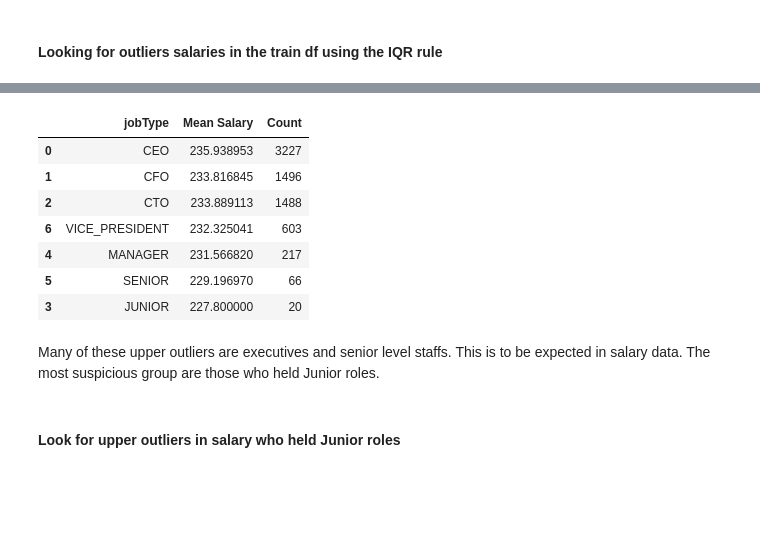
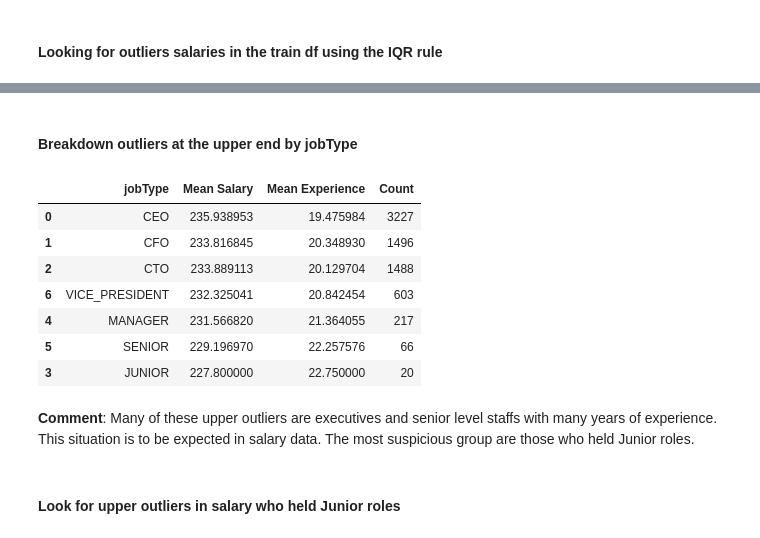
Before and after one commit to HieuNguyen258/Are-we-overpaying-our-employees-, a Jupyter notebook: Salary Prediction Project.ipynb, the cells around one changed output, grey strips where cells are left out. Drawn from its saved outputs; the diff is of its cells as text; code cells hidden in the pictures; blank space fills up the shorter version.

```diff
--- a/Salary Prediction Project.ipynb
+++ b/Salary Prediction Project.ipynb
@@ -44,7 +241,7 @@ __email__ = "hieu.t.nguyen.aug25@gmail.com"
 ### ---- 2 Load the data ----
 # %%
 #load the data into a Pandas dataframe
-train_features = pd.read_csv("data/train_features.csv")
-train_target = pd.read_csv("data/train_salaries.csv")
-test_features = pd.read_csv("data/test_features.csv")
+train_features = load_file("data/train_features.csv")
+train_target = load_file("data/train_salaries.csv")
+test_features = load_file("data/test_features.csv")
 # %% [markdown]
@@ -210,0 +339,3 @@ dtype: int64
+# %%
+train = merge_data(train_features, train_target, 'jobId')
+examine(train)
@@ -216,0 +403,2 @@ upper_whisker = train['salary'].quantile(0.75) + 1.5*IQR
+# %%
+lower_whisker, upper_whisker = IQR_calculator(train, 'salary', 0.25, 0.75)
@@ -237,20 +451,26 @@ train[train.salary > upper_whisker].head()
+# %% [markdown]
+#### Breakdown outliers at the upper end by jobType
 # %%
 #calculate the mean salary of these upper outliers by jobType
 df1 = train[train.salary > upper_whisker].groupby(['jobType'])['salary'].mean().reset_index(name='Mean Salary')
+
+#calculate the mean years of Experience of these upper outliers by jobType
+df2 = train[train.salary > upper_whisker].groupby(['jobType'])['yearsExperience'].mean().reset_index(name='Mean Experience')
+
 #count the number of upper outliers by jobType
-df2 = train[train.salary > upper_whisker].groupby(['jobType'])['salary'].count().reset_index(name='Count')
-df1.join(df2.set_index('jobType'), on='jobType').sort_values(by='Count', ascending=False)
+df3 = train[train.salary > upper_whisker].groupby(['jobType'])['salary'].count().reset_index(name='Count')
+df1.join(df2.set_index('jobType'), on='jobType').join(df3.set_index('jobType'), on='jobType').sort_values(by='Count', ascending=False)
 # %% [output]
-|  | jobType | Mean Salary | Count |
-| 0 | CEO | 235.938953 | 3227 |
-| 1 | CFO | 233.816845 | 1496 |
-| 2 | CTO | 233.889113 | 1488 |
-| 6 | VICE_PRESIDENT | 232.325041 | 603 |
-| 4 | MANAGER | 231.566820 | 217 |
-| 5 | SENIOR | 229.196970 | 66 |
-| 3 | JUNIOR | 227.800000 | 20 |
+|  | jobType | Mean Salary | Mean Experience | Count |
+| 0 | CEO | 235.938953 | 19.475984 | 3227 |
+| 1 | CFO | 233.816845 | 20.348930 | 1496 |
+| 2 | CTO | 233.889113 | 20.129704 | 1488 |
+| 6 | VICE_PRESIDENT | 232.325041 | 20.842454 | 603 |
+| 4 | MANAGER | 231.566820 | 21.364055 | 217 |
+| 5 | SENIOR | 229.196970 | 22.257576 | 66 |
+| 3 | JUNIOR | 227.800000 | 22.750000 | 20 |
 # %% [markdown]
-Many of these upper outliers are executives and senior level staffs. This is to be expected in salary data. The most suspicious group are those who held Junior roles.
+**Comment**: Many of these upper outliers are executives and senior level staffs with many years of experience. This situation is to be expected in salary data. The most suspicious group are those who held Junior roles.
 # %% [markdown]
 #### Look for upper outliers in salary who held Junior roles
 # %%
```
Also changed, not shown: parts of 77 cells of this notebook.
